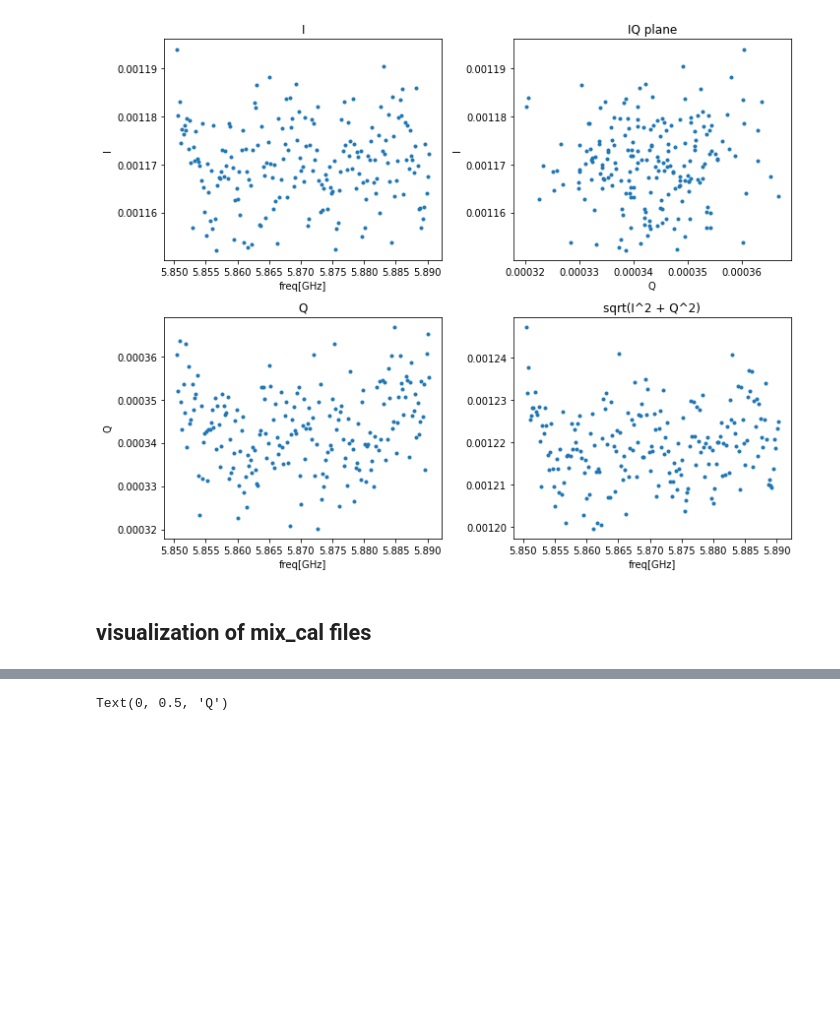
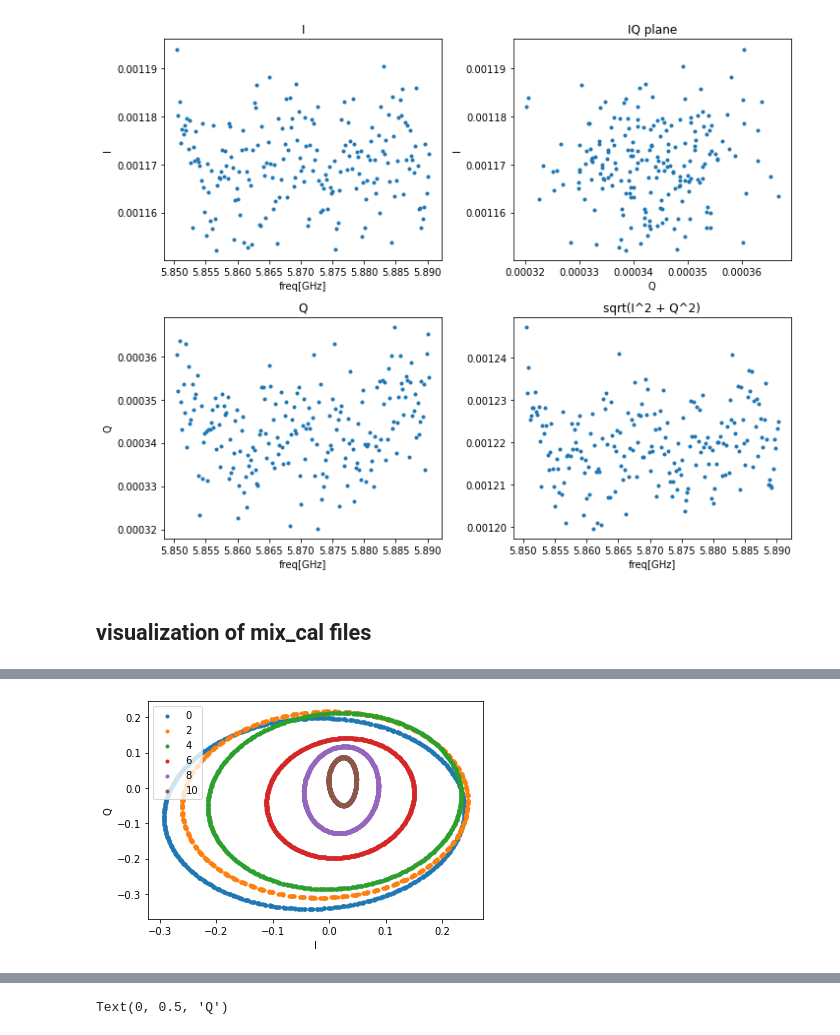
Before and after one commit to biqute/QTLab2122, a Jupyter notebook: SingleIRsource/scripts/analysis.ipynb, the cells around one changed output, grey strips where cells are left out. Drawn from its saved outputs; the diff is of its cells as text; code cells hidden in the pictures; blank space fills up the shorter version.

Commit message:
mixer cal

```diff
--- a/SingleIRsource/scripts/analysis.ipynb
+++ b/SingleIRsource/scripts/analysis.ipynb
@@ -83,0 +76,14 @@ I2, Q2 = get_hdf5(file)
+# %%
+path = '../data/raw/mix_cal/mixer1/'
+for i in [0,2,4,6,8,10]:
+    file_name = 'mix_cal_' + str(i)
+    file = path + file_name + '.h5'
+    I, Q = get_hdf5(file)
+    #big_plot_from_array(I, Q, config['ref'], config['step'])
+    plt.scatter(I[0], Q[0], marker='.', label=str(i))
+    plt.xlabel('I')
+    plt.ylabel('Q')
+plt.legend()
+plt.savefig(path+'power.png', dpi=200, facecolor='white')
+# %% [output]
+[figure, added]
```
Also changed, not shown: parts of 6 cells of this notebook, 33 other files.
